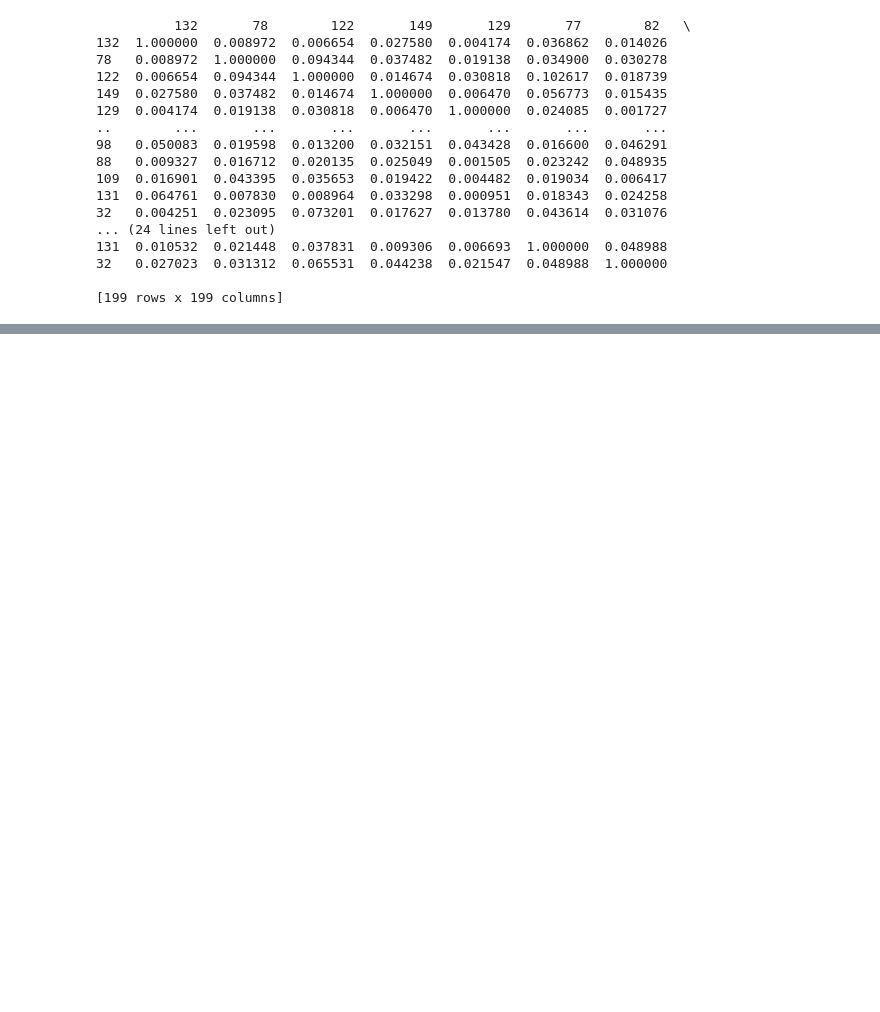
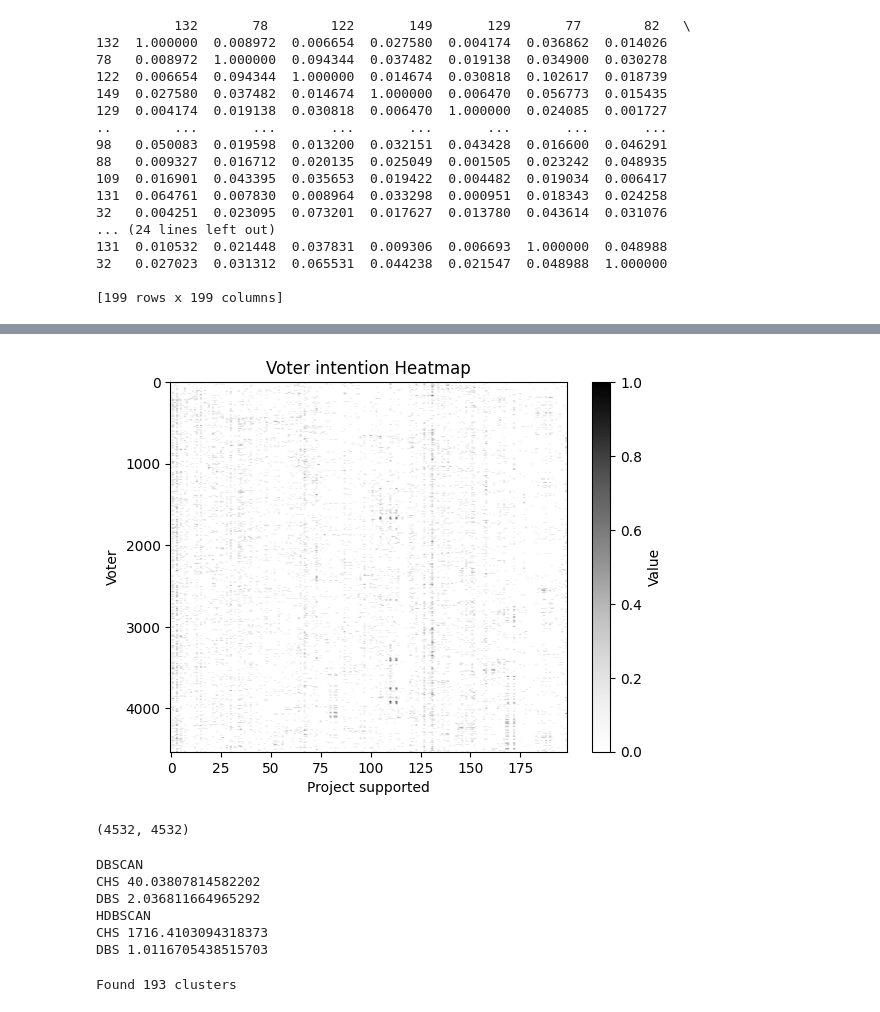
Before and after one commit to SamuelMalaga/M2IS-Internship-XAI, a Jupyter notebook: XAI_Similarity_study.ipynb, the cells around one changed output, grey strips where cells are left out. Saved outputs shown, nothing was run; the diff lists cells and outputs as text; code cells hidden in the pictures; blank space fills up the shorter version.

Commit message:
Further developed the clustering analysis, that didn't yield a very good result

```diff
--- a/XAI_Similarity_study.ipynb
+++ b/XAI_Similarity_study.ipynb
@@ -26,6 +35,8 @@ Election details Index(['ID', 'project_id', 'project_title', 'created_at', 'chec
 ##Creating the binary matrix
 voter_matrix = pd.crosstab(electionDetailsDF['ID'], electionDetailsDF['project_id'])
 
+c_voter_matrix = voter_matrix.copy()
+
 print(voter_matrix)
 # %% [output]
 project_id  4    5    6    7    8    9    10   11   12   13   ...  194  195  \
@@ -677,0 +551,4 @@ print(result_df.sort_values(by='Similarity_Score', ascending=False).head(10))
+# %%
+project_matrix = c_voter_matrix.copy()
+
+print(project_matrix)
@@ -677,0 +573,18 @@ print(result_df.sort_values(by='Similarity_Score', ascending=False).head(10))
+# %%
+plt.imshow(project_matrix, cmap='Greys', aspect='auto')
+plt.xlabel("Project supported")
+plt.ylabel("Voter")
+plt.title("Voter intention Heatmap")
+plt.colorbar(label='Value')
+plt.show()
+# %% [output]
+[figure, added]
+# %%
+##Creation of the sparse matrix for better performance
+sparse_matrix = csr_matrix(project_matrix.to_numpy())
+
+jaccard_dist = pairwise_distances(project_matrix.to_numpy(), metric='jaccard')
+
+print(jaccard_dist.shape)
+# %% [output]
+(4532, 4532)
@@ -677,0 +596,22 @@ print(result_df.sort_values(by='Similarity_Score', ascending=False).head(10))
+# %%
+print("DBSCAN")
+# dbscan_labels = dbscan_clustering.labels_
+print("CHS",metrics.calinski_harabasz_score(jaccard_dist, dbscan_labels))
+print("DBS",metrics.davies_bouldin_score(jaccard_dist, dbscan_labels))
+
+print("HDBSCAN")
+# dbscan_labels = hdbscan_clustering.labels_
+print("CHS",metrics.calinski_harabasz_score(jaccard_dist, hdbscan_labels))
+print("DBS",metrics.davies_bouldin_score(jaccard_dist, hdbscan_labels))
+# %% [output]
+DBSCAN
+CHS 40.03807814582202
+DBS 2.036811664965292
+HDBSCAN
+CHS 1716.4103094318373
+DBS 1.0116705438515703
+# %%
+n_clusters = len(set(labels)) - (1 if -1 in labels else 0)
+print(f"Found {n_clusters} clusters")
+# %% [output]
+Found 193 clusters
```
Also changed, not shown: parts of 20 cells of this notebook, 4 other files.
